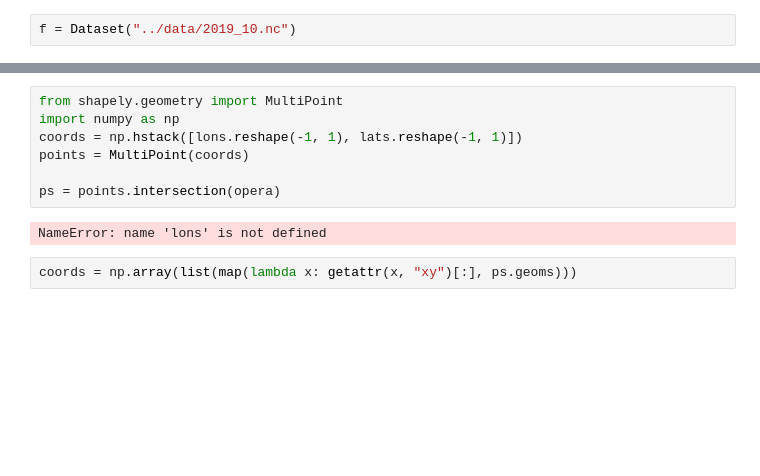
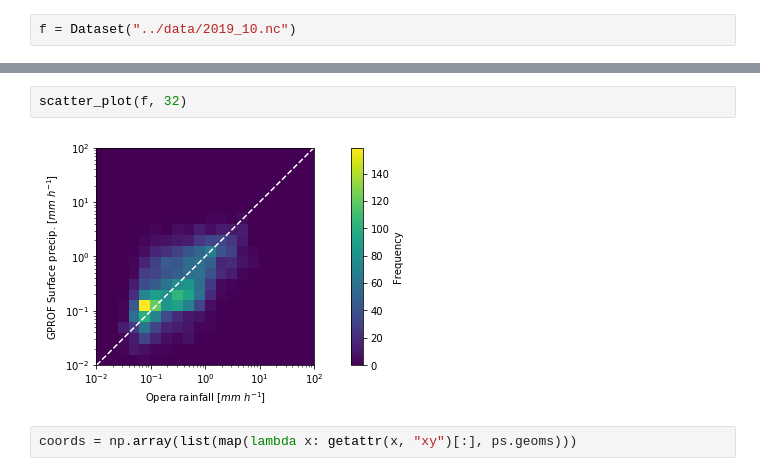
Before and after one commit to simonpf/gpm_article, a Jupyter notebook: notebooks/colocations.ipynb, the cells around one changed output, grey strips where cells are left out. Cells and saved outputs as stored; diff of their text form; blank space fills up the shorter version.

```diff
--- a/notebooks/colocations.ipynb
+++ b/notebooks/colocations.ipynb
@@ -88,12 +20,7 @@ NameError: name 'lons' is not defined
-# %%
-from shapely.geometry import MultiPoint
-import numpy as np
-coords = np.hstack([lons.reshape(-1, 1), lats.reshape(-1, 1)])
-points = MultiPoint(coords)
-
-ps = points.intersection(opera)
-# %% [output]
-NameError: name 'lons' is not defined
+# %%
+scatter_plot(f, 32)
+# %% [output]
+[figure, added]
 # %%
 coords = np.array(list(map(lambda x: getattr(x, "xy")[:], ps.geoms)))
 # %% [output]
```
Also changed, not shown: parts of 11 cells of this notebook, 4 other files.
